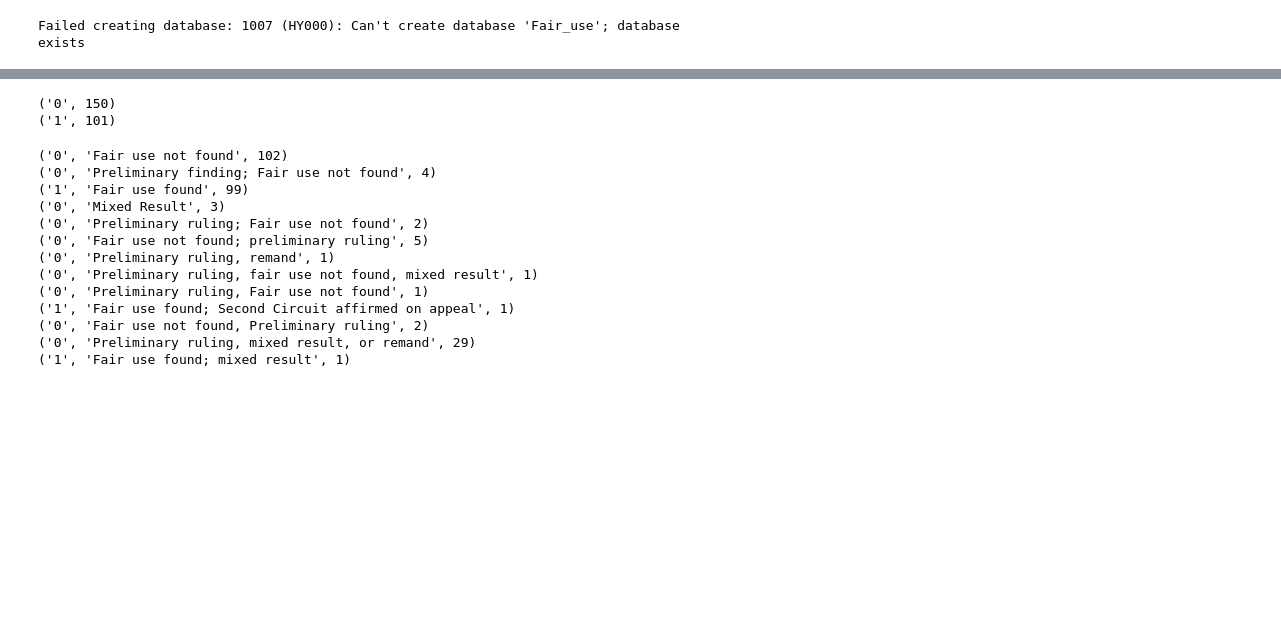
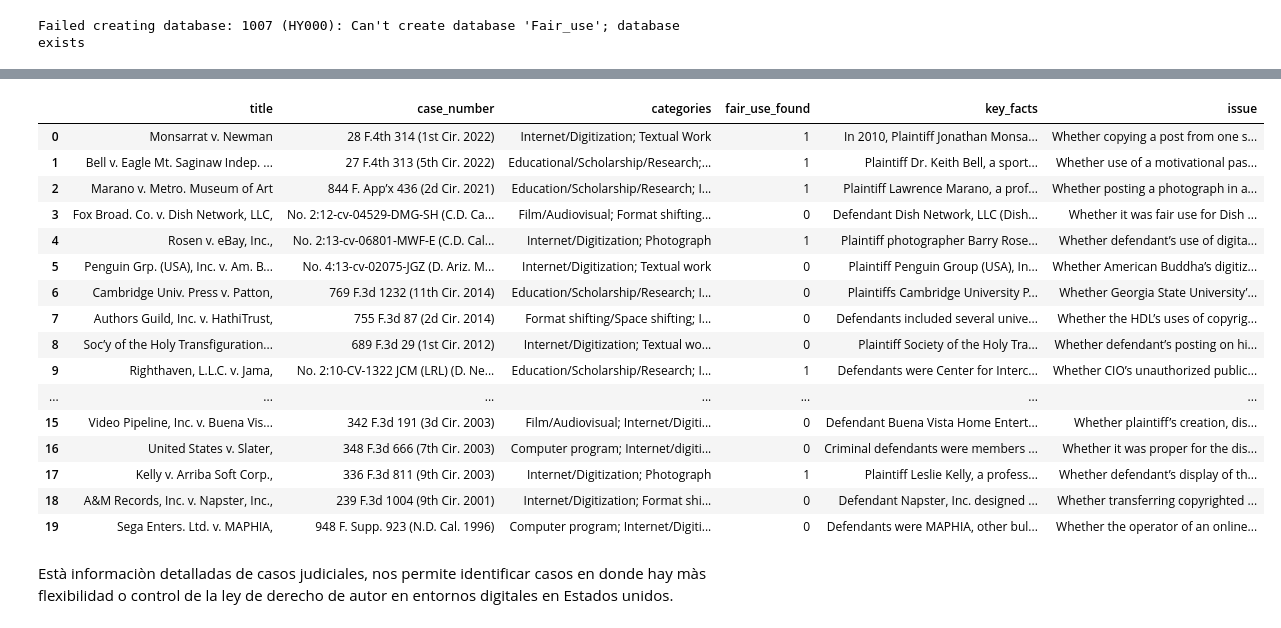
Before and after one commit to AmaliaGuaymasCanavire/ejercicio-1, a Jupyter notebook: fair-data-db.ipynb, the cells around one changed output, grey strips where cells are left out. Cells and saved outputs as stored; diff of their text form; code cells hidden in the pictures; blank space fills up the shorter version.

```diff
--- a/fair-data-db.ipynb
+++ b/fair-data-db.ipynb
@@ -231,6 +167,7 @@ print(mydb)
 # %% [output]
 <mysql.connector.connection_cext.CMySQLConnection object at 0x...>
 # %%
+# Funciones ùtiles para trabajar con base de datos
 def create_database(cursor,DB_NAME):
     try:
         cursor.execute(
@@ -238,4 +175,15 @@ def create_database(cursor,DB_NAME):
     except mysql.connector.Error as err:
         print("Failed creating database: {}".format(err))
         exit(1)
+
+def read_query(connection, query):
+    cursor = connection.cursor()
+    try:
+        cursor.execute( query )
+        names = [ x[0] for x in cursor.description]
+        rows = cursor.fetchall()
+        return pd.DataFrame( rows, columns=names)
+    finally:
+        if cursor is not None:
+            cursor.close()
 # %%
@@ -281,25 +403,30 @@ fair_use_cases_df.to_sql('fair_use_cases', con=engine, if_exists='append', index
+# %%
+# Seleccionamos los casos de Internet/Digitalizaciòn que machean entre las tablas fair_use_cases y fair_use_findings
+query = """
+SELECT F.*,FF.*
+FROM (SELECT * FROM fair_use_cases  WHERE categories LIKE "%Internet/Digitization%") AS F
+INNER JOIN (SELECT *, IF(title LIKE "%,%", CONCAT(title," ",case_number), CONCAT(title,", ",case_number)) "case" FROM fair_use_findings) AS FF
+ON F.case = FF.case
+"""
 # %%
-mycursor.execute('SELECT fair_use_found , count(*) FROM fair_use_cases group by fair_use_found')
-for row in mycursor.fetchall():
-    print (row)
+# Se integran solo 50 registros, hay que limpiar campos title y case_number
+df = read_query(mydb, query)
+df[['title','case_number','categories','fair_use_found','key_facts','issue']]
 # %% [output]
-('0', 150)
-('1', 101)
+|  | title | case_number | categories | fair_use_found | key_facts | issue |
+| 0 | Monsarrat v. Newman | 28 F.4th 314 (1st Cir. 2022) | Internet/Digitization; Textual Work | 1 | In 2010, Plaintiff Jonathan Monsa... | Whether copying a post from one s... |
+| 1 | Bell v. Eagle Mt. Saginaw Indep. ... | 27 F.4th 313 (5th Cir. 2022) | Educational/Scholarship/Research;... | 1 | Plaintiff Dr. Keith Bell, a sport... | Whether use of a motivational pas... |
+| 2 | Marano v. Metro. Museum of Art | 844 F. App’x 436 (2d Cir. 2021) | Education/Scholarship/Research; I... | 1 | Plaintiff Lawrence Marano, a prof... | Whether posting a photograph in a... |
+| 3 | Fox Broad. Co. v. Dish Network, LLC, | No. 2:12-cv-04529-DMG-SH (C.D. Ca... | Film/Audiovisual; Format shifting... | 0 | Defendant Dish Network, LLC (Dish... | Whether it was fair use for Dish ... |
+| 4 | Rosen v. eBay, Inc., | No. 2:13-cv-06801-MWF-E (C.D. Cal... | Internet/Digitization; Photograph | 1 | Plaintiff photographer Barry Rose... | Whether defendant’s use of digita... |
+| 5 | Penguin Grp. (USA), Inc. v. Am. B... | No. 4:13-cv-02075-JGZ (D. Ariz. M... | Internet/Digitization; Textual work | 0 | Plaintiff Penguin Group (USA), In... | Whether American Buddha’s digitiz... |
+| 6 | Cambridge Univ. Press v. Patton, | 769 F.3d 1232 (11th Cir. 2014) | Education/Scholarship/Research; I... | 0 | Plaintiffs Cambridge University P... | Whether Georgia State University’... |
+| 7 | Authors Guild, Inc. v. HathiTrust, | 755 F.3d 87 (2d Cir. 2014) | Format shifting/Space shifting; I... | 0 | Defendants included several unive... | Whether the HDL’s uses of copyrig... |
+| 8 | Soc’y of the Holy Transfiguration... | 689 F.3d 29 (1st Cir. 2012) | Internet/Digitization; Textual wo... | 0 | Plaintiff Society of the Holy Tra... | Whether defendant’s posting on hi... |
+| 9 | Righthaven, L.L.C. v. Jama, | No. 2:10-CV-1322 JCM (LRL) (D. Ne... | Education/Scholarship/Research; I... | 1 | Defendants were Center for Interc... | Whether CIO’s unauthorized public... |
+| ... | ... | ... | ... | ... | ... | ... |
+| 15 | Video Pipeline, Inc. v. Buena Vis... | 342 F.3d 191 (3d Cir. 2003) | Film/Audiovisual; Internet/Digiti... | 0 | Defendant Buena Vista Home Entert... | Whether plaintiff’s creation, dis... |
+| 16 | United States v. Slater, | 348 F.3d 666 (7th Cir. 2003) | Computer program; Internet/digiti... | 0 | Criminal defendants were members ... | Whether it was proper for the dis... |
+| 17 | Kelly v. Arriba Soft Corp., | 336 F.3d 811 (9th Cir. 2003) | Internet/Digitization; Photograph | 1 | Plaintiff Leslie Kelly, a profess... | Whether defendant’s display of th... |
+| 18 | A&M Records, Inc. v. Napster, Inc., | 239 F.3d 1004 (9th Cir. 2001) | Internet/Digitization; Format shi... | 0 | Defendant Napster, Inc. designed ... | Whether transferring copyrighted ... |
+| 19 | Sega Enters. Ltd. v. MAPHIA, | 948 F. Supp. 923 (N.D. Cal. 1996) | Computer program; Internet/Digiti... | 0 | Defendants were MAPHIA, other bul... | Whether the operator of an online... |
-# %%
-mycursor.execute('SELECT fair_use_found , outcome, count(*) FROM fair_use_cases group by fair_use_found, outcome')
-for row in mycursor.fetchall():
-    print (row)
-# %% [output]
-('0', 'Fair use not found', 102)
-('0', 'Preliminary finding; Fair use not found', 4)
-('1', 'Fair use found', 99)
-('0', 'Mixed Result', 3)
-('0', 'Preliminary ruling; Fair use not found', 2)
-('0', 'Fair use not found; preliminary ruling', 5)
-('0', 'Preliminary ruling, remand', 1)
-('0', 'Preliminary ruling, fair use not found, mixed result', 1)
-('0', 'Preliminary ruling, Fair use not found', 1)
-('1', 'Fair use found; Second Circuit affirmed on appeal', 1)
-('0', 'Fair use not found, Preliminary ruling', 2)
-('0', 'Preliminary ruling, mixed result, or remand', 29)
-('1', 'Fair use found; mixed result', 1)
@@ -307,0 +433,2 @@ fair_use_findings_df.to_sql('fair_use_findings_df', con=engine, if_exists='appen
+# %% [markdown]
+Està informaciòn detalladas de casos judiciales, nos permite identificar casos en donde hay màs flexibilidad o control de la ley de derecho de autor en entornos digitales en Estados unidos.
```
Also changed, not shown: parts of 43 cells of this notebook, 2 other files.
